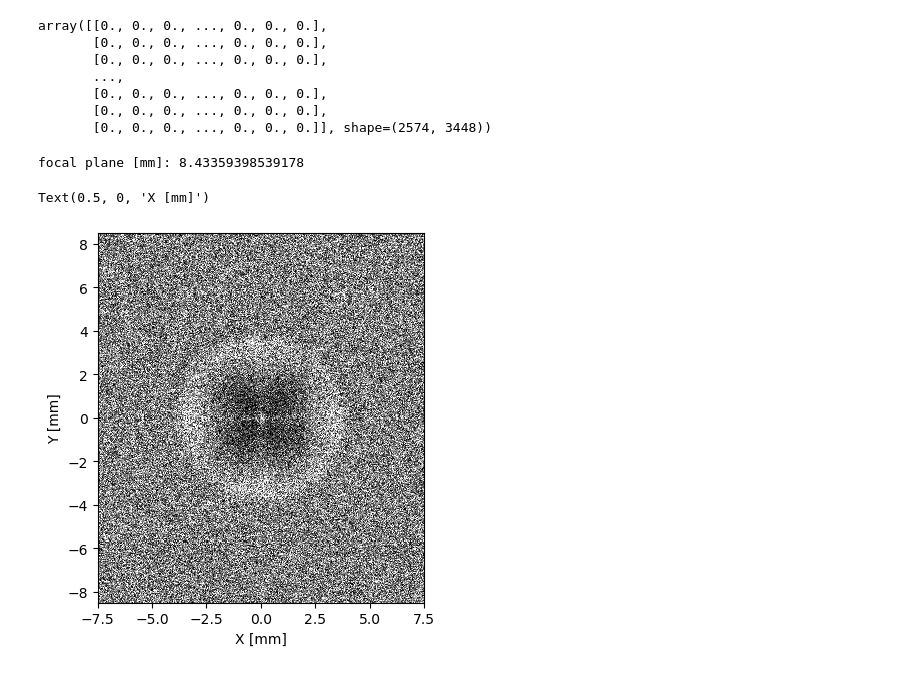
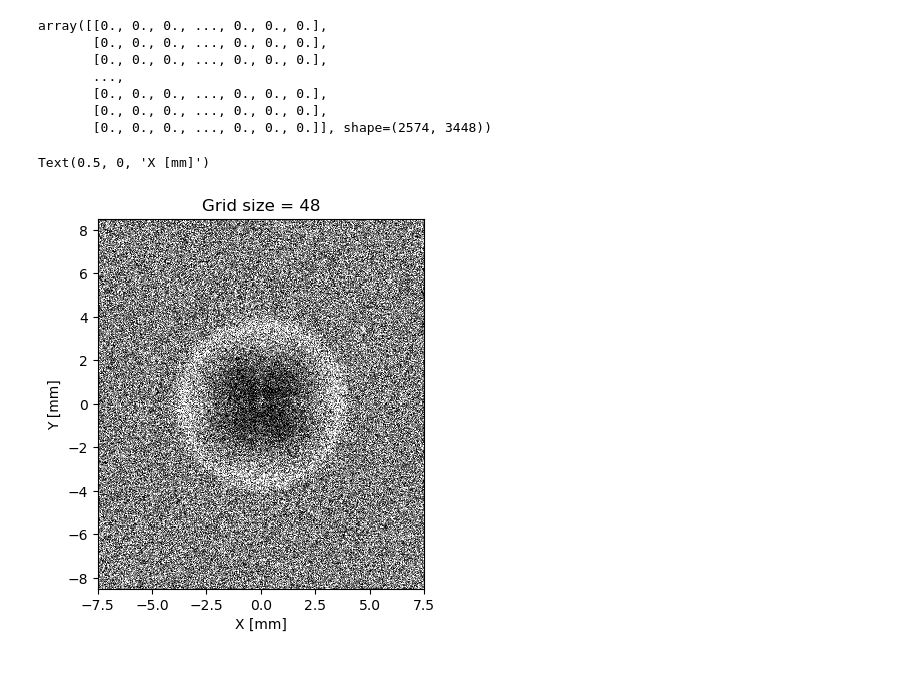
Before and after one commit to alextimoney/LIONZ_MagShockZ, a Jupyter notebook: particle_tracking/synthetic_dens.ipynb, the cells around one changed output. Saved outputs shown, nothing was run; the diff lists cells and outputs as text; code cells hidden in the pictures.

```diff
--- a/particle_tracking/synthetic_dens.ipynb
+++ b/particle_tracking/synthetic_dens.ipynb
@@ -16,7 +16,7 @@ import yt.units
 # %%
 # Get data
 
-ray_trace_dir = '/home/timoney/scratch/timoney/MagShockZ/LIONZ_MagShockZ/outputs/traces/synthetic_trace/curve_v0'
+ray_trace_dir = '/home/timoney/scratch/timoney/MagShockZ/LIONZ_MagShockZ/outputs/traces/synthetic_trace/curve_sff_5'
 # output_dir = '/home/timoney/scratch/timoney/MagShockZ/images/fp_test'
 
 metadata = {}
@@ -28,13 +28,4 @@ with open(raytrace_metadata, 'r') as f:
         metadata[key] = value
 
 print(metadata)
-
-ds = yt.load(metadata["flash_file"])
-
-def make_electron_number_density(field, data):
-    N_A = yt.units.yt_array.YTQuantity(6.02214076e23, "1/mol")
-    proton_mass = yt.units.yt_array.YTQuantity(1.6726219e-24, 'g')
-    electron_number_density = N_A*data["flash","dens"]*data["flash","ye"]/proton_mass
-    return electron_number_density
-ds.add_field(("flash", "edens"), function=make_electron_number_density, units="1/code_length**3",sampling_type="cell") # same here
 # %% [output]
@@ -74,44 +60,46 @@ array([[0., 0., 0., ..., 0., 0., 0.],
 # %%
 # define LIONZ optical system
 output_dir = '/home/timoney/scratch/timoney/MagShockZ/images/ch'
-focal_plane = (ds.r[('flash','z')][-1]-ds.r[('flash','z')][0])/2*10 # midplane of simulation (multiply by 10 to convert to mm)
-focal_plane = focal_plane.v #take out yt unit
-
-print("focal plane [mm]:", focal_plane)
+# focal_plane = (ds.r[('flash','z')][-1]-ds.r[('flash','z')][0])/2*10 # midplane of simulation (multiply by 10 to convert to mm)
+# print(ds.r[('flash','z')][-1])
+# print(ds.r[('flash','z')][0])
+# focal_plane = focal_plane.v #take out yt unit
+# focal_plane = ((z_coords.max() - z_coords.min()) / 2) * 1000
+# print("focal plane [mm]:", focal_plane)
+focal_plane = 8
 
 offset_mm = 0 # offset for focusing
 Lens_FL = 400
 total_dist = 450+3600 # distance from target to first image plane default = 450 + 3600
 if Lens_FL == 400:
     d1= 450
 elif Lens_FL == 500:
     d1 = 584.3
 
 d2 =total_dist-d1
 Lens_Rad = .5*75 # radius of lens
-Lens_Rad = 50000
+Lens_Rad = 50000000000000000
 
 sh = rtm.LIONZ_approx(r0 = rf, Lx = 15, Ly = 17, focal_plane = focal_plane+offset_mm, L=Lens_FL, R=Lens_Rad) # must center grid
 sh.solve(d1=d1,d2=d2)
 
 sh.histogram(bin_scale = 7)
 # plot
 fig, axs = plt.subplots()
 cm='gray'
 #clim=[0,15]
 
 vmin=np.percentile(sh.H, 5)
 vmax=np.percentile(sh.H,90) #default is 90
 # print(vmax)
 
 clim=(0,vmax*1) # trial and error
 sh.plot(axs, cmap=cm, clim=clim)
 
-time_ns = ds.current_time.in_units('ns').v
+plt.title('Grid size = 48')
 
 plt.ylabel('Y [mm]')
 plt.xlabel('X [mm]')
 # %% [output]
-focal plane [mm]: 8.43359398539178
+Text(0.5, 0, 'X [mm]')
-Text(0.5, 0, 'X [mm]')
-[figure, old version]
+[figure, new version]
```
Also changed, not shown: parts of 2 cells of this notebook, 3 other files.
